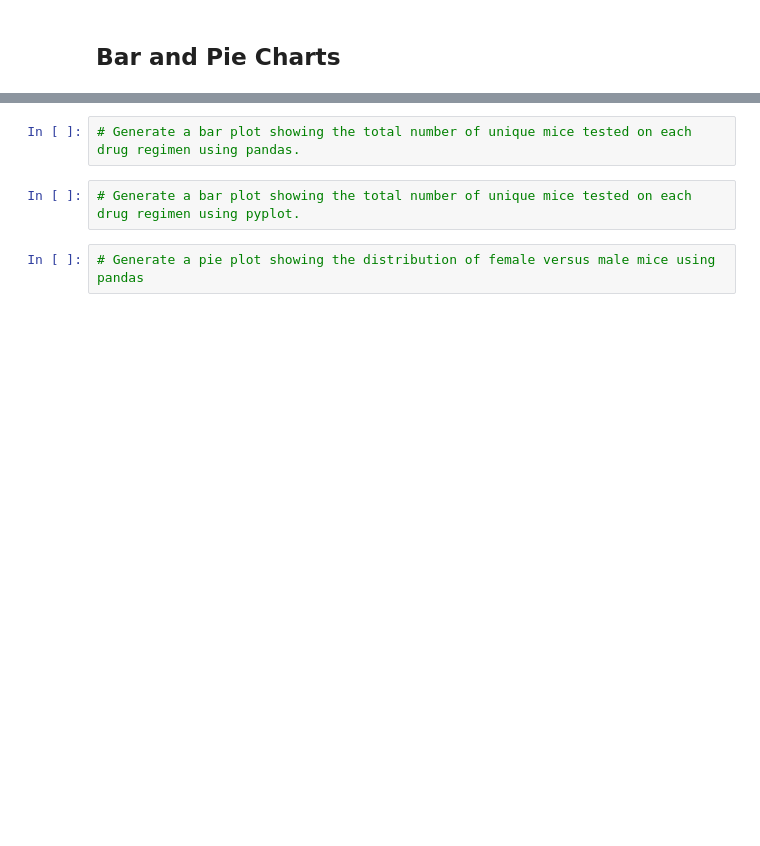
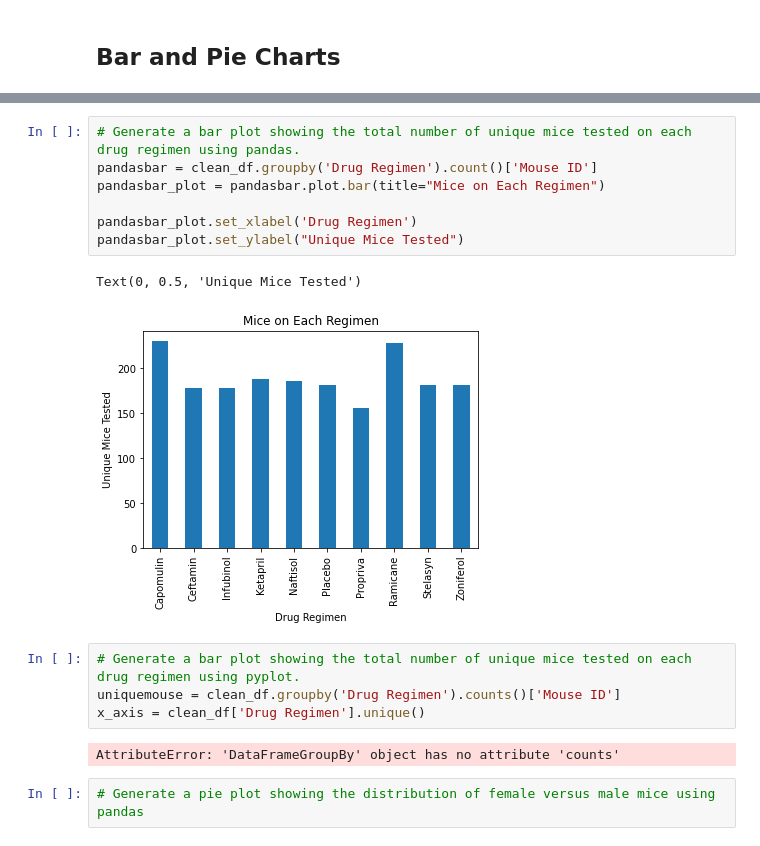
Before and after one commit to JeniLam/MatPlotLib_Challenge, a Jupyter notebook: pymaceuticals_starter.ipynb, the cells around one changed output, grey strips where cells are left out. Saved outputs shown, nothing was run; the diff lists cells and outputs as text; blank space fills up the shorter version.

Commit message:
Adds Pandas Bar Chart for Drug Regimen

```diff
--- a/pymaceuticals_starter.ipynb
+++ b/pymaceuticals_starter.ipynb
@@ -153,7 +162,19 @@ drug_regimen_df.to_csv("Output/drug_regimen_summary.csv", index = False, header
+# %%
+# Generate a bar plot showing the total number of unique mice tested on each drug regimen using pandas.
+pandasbar = clean_df.groupby('Drug Regimen').count()['Mouse ID']
+pandasbar_plot = pandasbar.plot.bar(title="Mice on Each Regimen")
+
+pandasbar_plot.set_xlabel('Drug Regimen')
+pandasbar_plot.set_ylabel("Unique Mice Tested")
+# %% [output]
+Text(0, 0.5, 'Unique Mice Tested')
+[figure, added]
 # %%
-# Generate a bar plot showing the total number of unique mice tested on each drug regimen using pandas.
+# Generate a bar plot showing the total number of unique mice tested on each drug regimen using pyplot.
+uniquemouse = clean_df.groupby('Drug Regimen').counts()['Mouse ID']
+x_axis = clean_df['Drug Regimen'].unique()
+# %% [output]
+AttributeError: 'DataFrameGroupBy' object has no attribute 'counts'
-# %%
-# Generate a bar plot showing the total number of unique mice tested on each drug regimen using pyplot.
 # %%
 # Generate a pie plot showing the distribution of female versus male mice using pandas
 # %%
```
Also changed, not shown: parts of 1 cell of this notebook.
